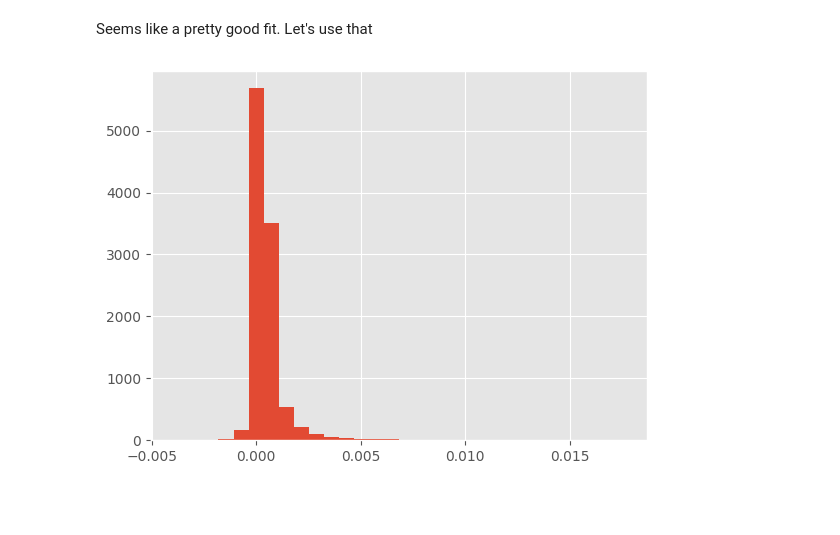
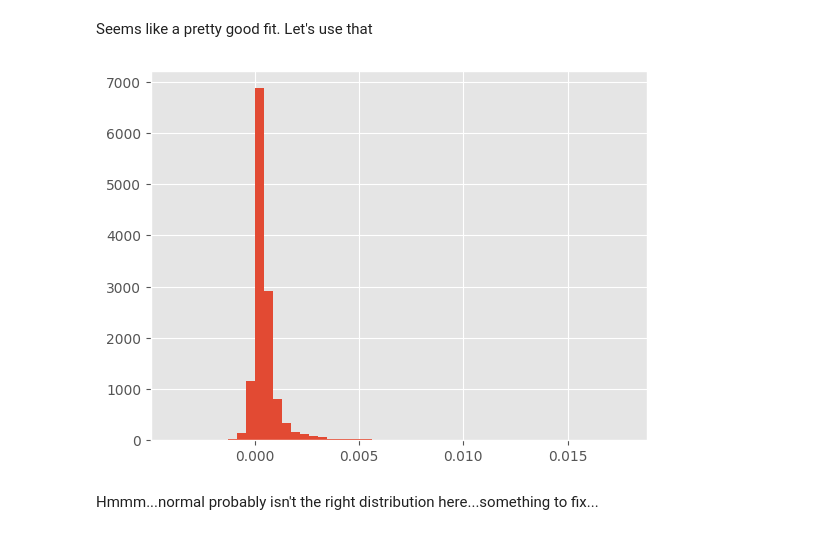
Before and after one commit to NathanDeMaria/individual_players, a Jupyter notebook: defensive_vpp_model.ipynb, the cells around one changed output. Saved outputs shown, nothing was run; the diff lists cells and outputs as text; code cells hidden in the pictures; blank space fills up the shorter version.

```diff
--- a/defensive_vpp_model.ipynb
+++ b/defensive_vpp_model.ipynb
@@ -53,9 +58,11 @@ plt.plot(x, line_result);
 Seems like a pretty good fit. Let's use that
 # %%
 career_vpp = (by_player.total_value / by_player.total_possessions)
-career_vpp.hist(bins=30);
+career_vpp.hist(bins=50);
 # %% [output]
-[figure, old version]
+[figure, new version]
+# %% [markdown]
+Hmmm...normal probably isn't the right distribution here...something to fix...
 # %%
 vpp_mean = career_vpp.mean()
 vpp_var = career_vpp.var()
```
Also changed, not shown: parts of 6 cells of this notebook.
